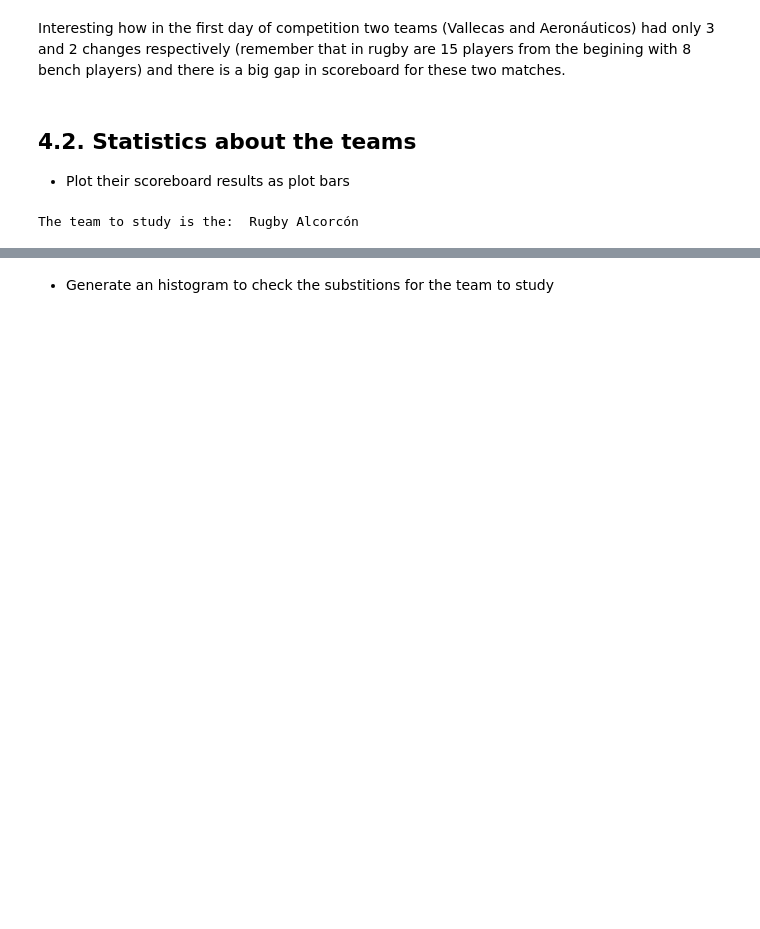
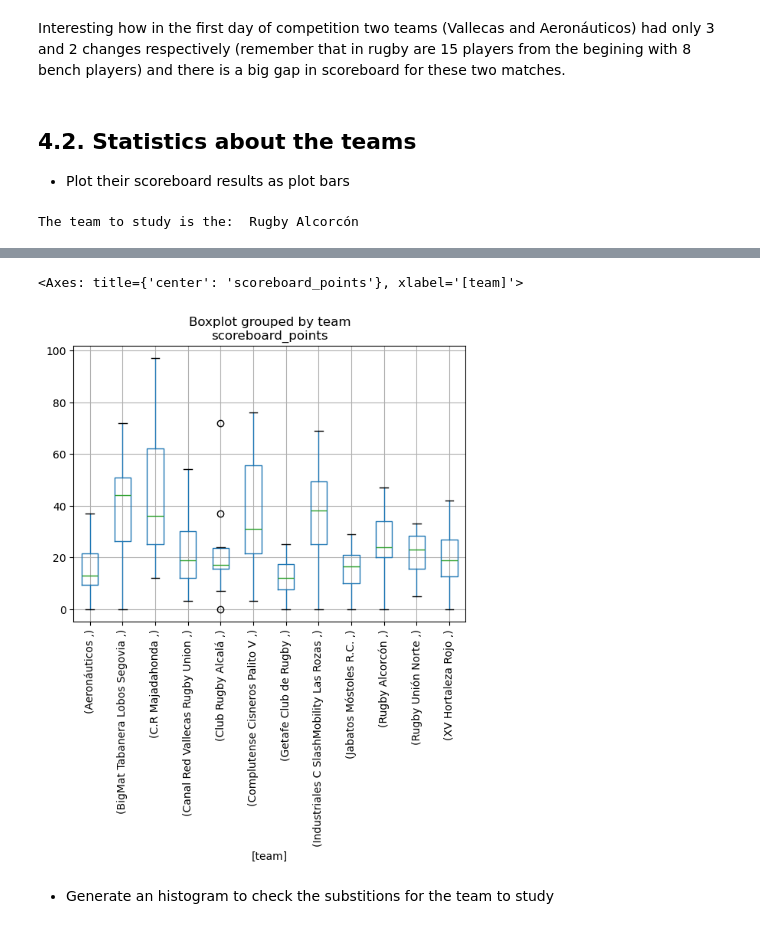
Before and after one commit to mattgv23/Rugby-Data-Analysis-Project, a Jupyter notebook: 01 - Dataset Analysis.ipynb, the cells around one changed output, grey strips where cells are left out. Cells and saved outputs as stored; diff of their text form; code cells hidden in the pictures; blank space fills up the shorter version.

```diff
--- a/01 - Dataset Analysis.ipynb
+++ b/01 - Dataset Analysis.ipynb
@@ -176,3 +176,13 @@ team_df = create_team_df(matches_df, team_to_study)
 print('The team to study is the: ', team_to_study)
 # %% [output]
 The team to study is the:  Rugby Alcorcón
+# %%
+teams_df = pd.DataFrame()
+
+for team in teams_list:
+    if teams_df is None:
+        teams_df = team_df = create_team_df(matches_df, team_to_study).copy()
+    else:
+        teams_df = pd.concat([teams_df, create_team_df(matches_df, team)], ignore_index=True)
+
+teams_df.tail()
@@ -178,0 +197,13 @@ The team to study is the:  Rugby Alcorcón
+# %%
+#Correct the data type for some columns
+for i in teams_df.columns:
+    #For license columns turn these into strings
+    if ('license' or 'jersey') in i:
+        teams_df[i] =  teams_df[i].astype('str').str.replace(r'\.0$', '', regex=True)
+    #For scoreboard turn these into integers
+    elif 'scoreboard' in i:
+        #print(i)
+        try:
+            teams_df[i] = teams_df[i].astype('int64')
+        except:
+            continue
@@ -179,3 +257,8 @@ The team to study is the:  Rugby Alcorcón
+# %%
+teams_df.boxplot('scoreboard_points', by=['team'], rot=90)
+# %% [output]
+<Axes: title={'center': 'scoreboard_points'}, xlabel='[team]'>
+[figure, added]
 # %%
 #General points histograms in time
 def points_to_histogram(team_df, team_to_study):
```
Also changed, not shown: parts of 5 cells of this notebook, 3 other files.
